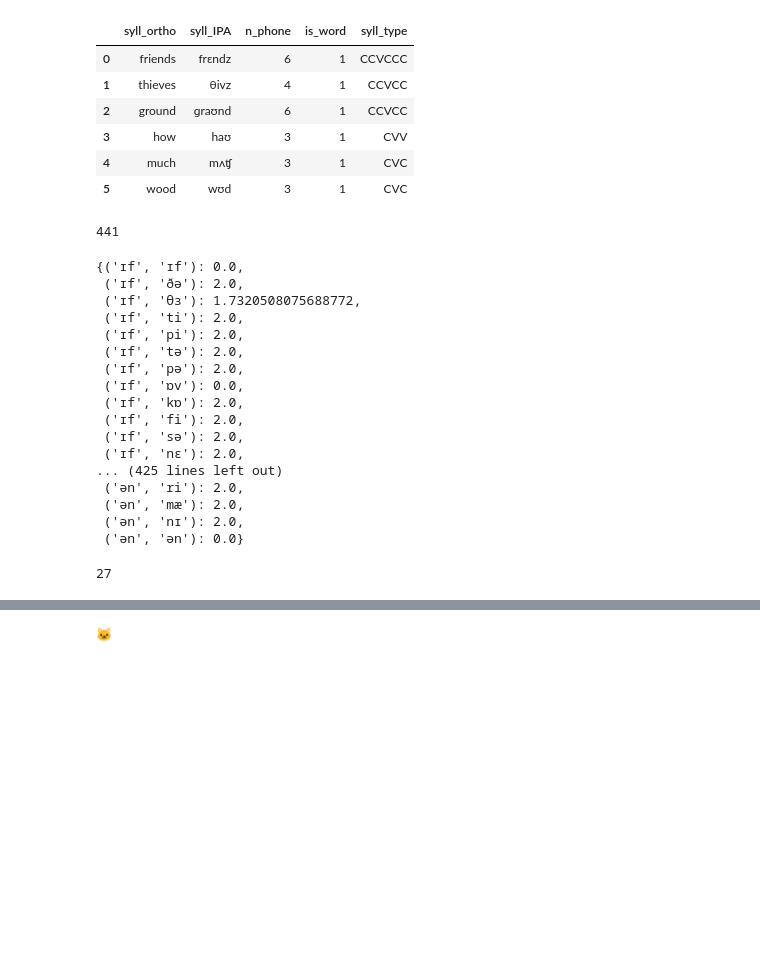
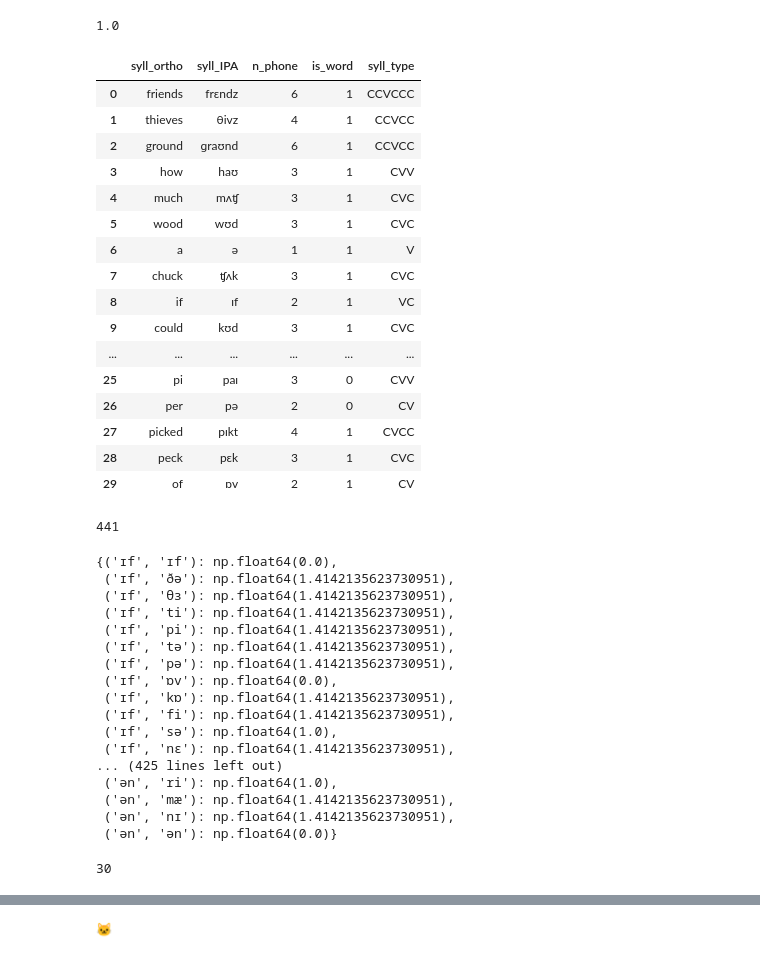
Before and after one commit to AmandaGiselleLily/TongueTwister, a Jupyter notebook: Analysis/distance_metric_grouped.ipynb, the cells around one changed output, grey strips where cells are left out. Drawn from its saved outputs; the diff is of its cells as text; code cells hidden in the pictures; blank space fills up the shorter version.

```diff
--- a/Analysis/distance_metric_grouped.ipynb
+++ b/Analysis/distance_metric_grouped.ipynb
@@ -256,2 +399,6 @@ def articulation_place(string1,string2):
+# %%
+print(articulation_manner("haʊ","θivz"))
+# %% [output]
+1.0
 # %%
 def vowel_distance(string1,string2):
@@ -270,18 +408,28 @@ mʌʧ
 # %%
 import pandas as pd
 
 stimuli = pd.read_excel("/home/alily/Downloads/TongueTwisterStimuli.ods")
 
 
-stimuli.head(6)
+stimuli.head(30)
 # %% [output]
 |  | syll_ortho | syll_IPA | n_phone | is_word | syll_type |
 | 0 | friends | frɛndz | 6 | 1 | CCVCCC |
 | 1 | thieves | θivz | 4 | 1 | CCVCC |
 | 2 | ground | ɡraʊnd | 6 | 1 | CCVCC |
 | 3 | how | haʊ | 3 | 1 | CVV |
 | 4 | much | mʌʧ | 3 | 1 | CVC |
 | 5 | wood | wʊd | 3 | 1 | CVC |
+| 6 | a | ə | 1 | 1 | V |
+| 7 | chuck | ʧʌk | 3 | 1 | CVC |
+| 8 | if | ɪf | 2 | 1 | VC |
+| 9 | could | kʊd | 3 | 1 | CVC |
+| ... | ... | ... | ... | ... | ... |
+| 25 | pi | paɪ | 3 | 0 | CVV |
+| 26 | per | pə | 2 | 0 | CV |
+| 27 | picked | pɪkt | 4 | 1 | CVCC |
+| 28 | peck | pɛk | 3 | 1 | CVC |
+| 29 | of | ɒv | 2 | 1 | CV |
 # %%
 stimuli_2 = stimuli[stimuli["n_phone"] == 2].reset_index(drop=True)
 stimuli_3 = stimuli[stimuli["n_phone"] == 3].reset_index(drop=True)
@@ -307,40 +455,39 @@ len(phonemic_distances_dict_2)
 # %% [output]
 441
 # %%
-phonemic_distances_dict_2
+manner_distances_dict_2
 # %% [output]
-{('ɪf', 'ɪf'): 0.0,
- ('ɪf', 'ðə'): 2.0,
- ('ɪf', 'θɜ'): 1.7320508075688772,
- ('ɪf', 'ti'): 2.0,
- ('ɪf', 'pi'): 2.0,
- ('ɪf', 'tə'): 2.0,
- ('ɪf', 'pə'): 2.0,
- ('ɪf', 'ɒv'): 0.0,
- ('ɪf', 'kɒ'): 2.0,
- ('ɪf', 'fi'): 2.0,
- ('ɪf', 'sə'): 2.0,
- ('ɪf', 'nɛ'): 2.0,
+{('ɪf', 'ɪf'): np.float64(0.0),
+ ('ɪf', 'ðə'): np.float64(1.4142135623730951),
+ ('ɪf', 'θɜ'): np.float64(1.4142135623730951),
+ ('ɪf', 'ti'): np.float64(1.4142135623730951),
+ ('ɪf', 'pi'): np.float64(1.4142135623730951),
+ ('ɪf', 'tə'): np.float64(1.4142135623730951),
+ ('ɪf', 'pə'): np.float64(1.4142135623730951),
+ ('ɪf', 'ɒv'): np.float64(0.0),
+ ('ɪf', 'kɒ'): np.float64(1.4142135623730951),
+ ('ɪf', 'fi'): np.float64(1.4142135623730951),
+ ('ɪf', 'sə'): np.float64(1.0),
+ ('ɪf', 'nɛ'): np.float64(1.4142135623730951),
 ... (425 lines left out)
- ('ən', 'ri'): 2.0,
- ('ən', 'mæ'): 2.0,
- ('ən', 'nɪ'): 2.0,
- ('ən', 'ən'): 0.0}
+ ('ən', 'ri'): np.float64(1.0),
+ ('ən', 'mæ'): np.float64(1.4142135623730951),
+ ('ən', 'nɪ'): np.float64(1.4142135623730951),
+ ('ən', 'ən'): np.float64(0.0)}
 # %%
-import seaborn as sns
 
-phonemic_distances_dict_3 = {}
-phonemic_distances_3 = []
+manner_distances_dict_3 = {}
+manner_distances_3 = []
 
 for i in range(len(stimuli_3)):
     for j in range(len(stimuli_3)):
-        dist = phonemic_distance(stimuli_3["syll_IPA"][i], stimuli_3["syll_IPA"][j])
-        phonemic_distances_dict_3[(stimuli_3["syll_IPA"][i], stimuli_3["syll_IPA"][j])] = dist
-        phonemic_distances_3.append(dist)
+        dist = articulation_manner(stimuli_3["syll_IPA"][i], stimuli_3["syll_IPA"][j])
+        manner_distances_dict_3[(stimuli_3["syll_IPA"][i], stimuli_3["syll_IPA"][j])] = dist
+        manner_distances_3.append(dist)
 
-phonemic_distances_3 = np.array(phonemic_distances_3).reshape(len(stimuli_3), len(stimuli_3))
+manner_distances_3 = np.array(manner_distances_3).reshape(len(stimuli_3), len(stimuli_3))
 
-len(phonemic_distances_3)
+len(manner_distances_3)
 # %% [output]
-27
+30
 # %%
```
Also changed, not shown: parts of 36 cells of this notebook, 2 other files.
